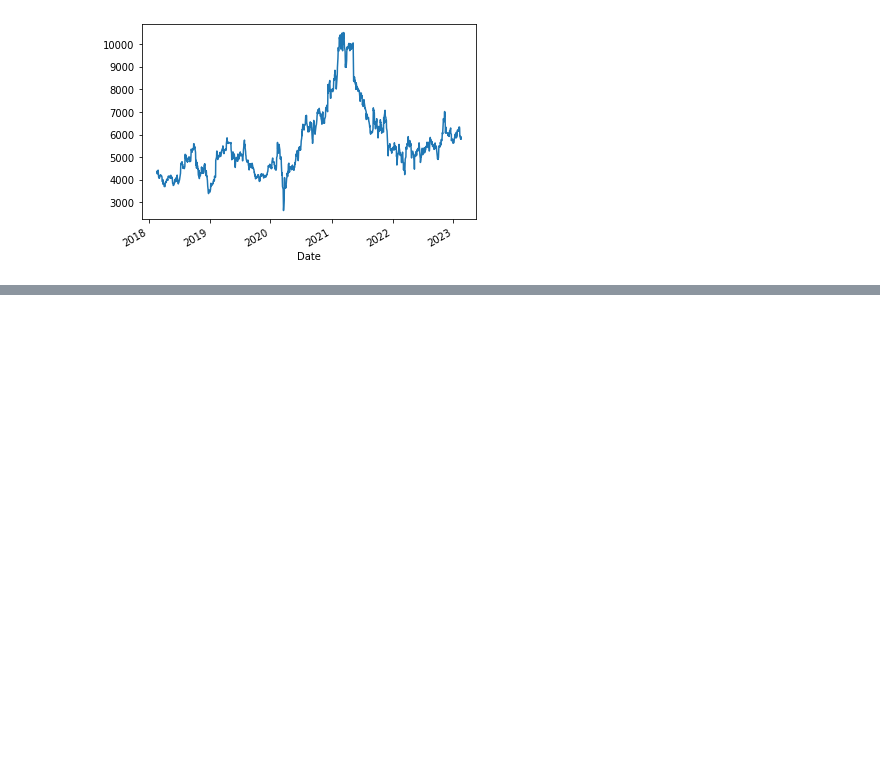
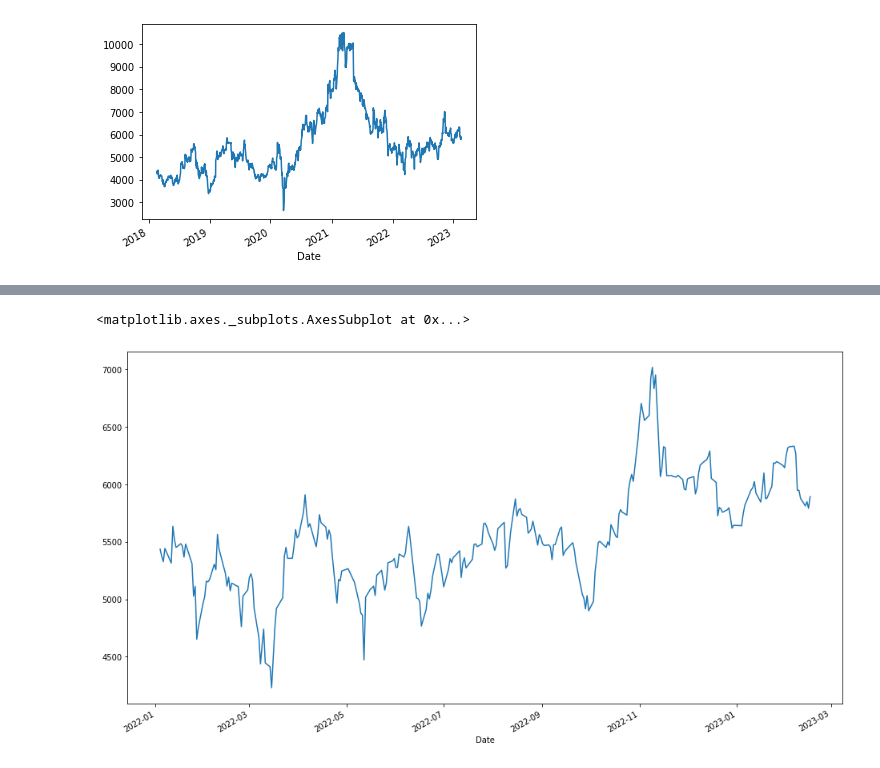
Before and after one commit to hirokimituya/book_stock-price-analysis, a Jupyter notebook: ch2.ipynb, the cells around one changed output, grey strips where cells are left out. Saved outputs shown, nothing was run; the diff lists cells and outputs as text; code cells hidden in the pictures; blank space fills up the shorter version.

```diff
--- a/ch2.ipynb
+++ b/ch2.ipynb
@@ -79,0 +93,5 @@ df["Close"].plot()
+# %%
+df[df.index >= dt.datetime(2022, 1, 1)]['Close'].plot(figsize=(16, 9))
+# %% [output]
+<matplotlib.axes._subplots.AxesSubplot at 0x...>
+[figure, added]
```
Also changed, not shown: parts of 5 cells of this notebook.
